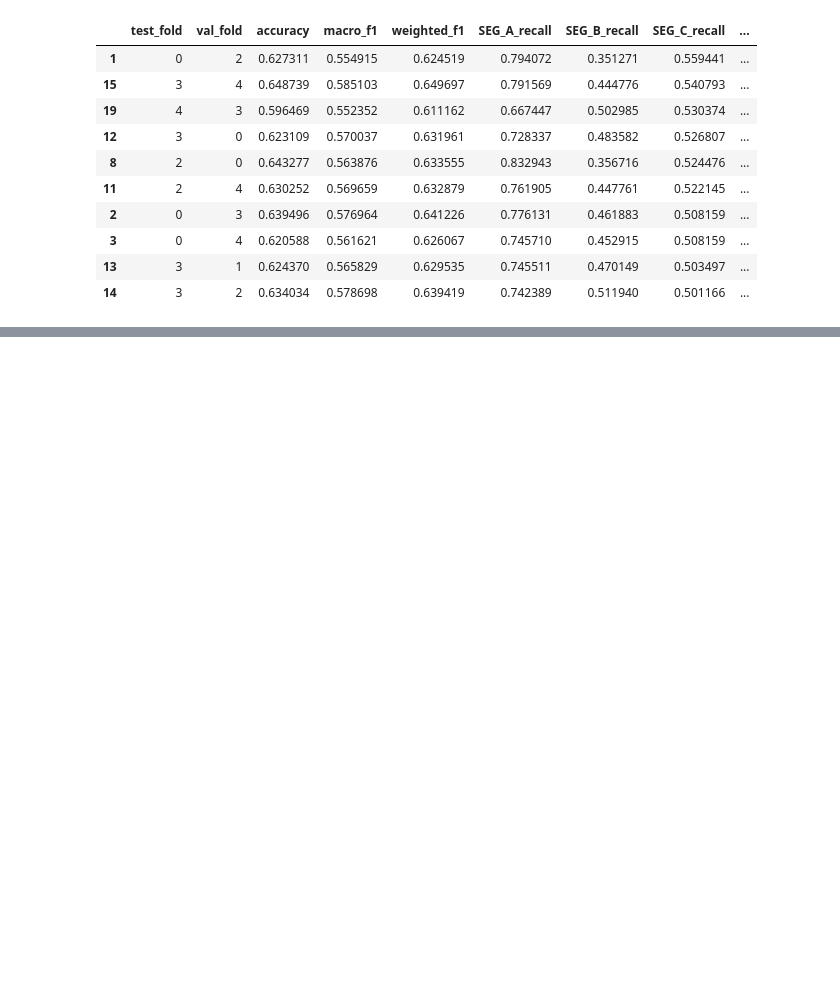
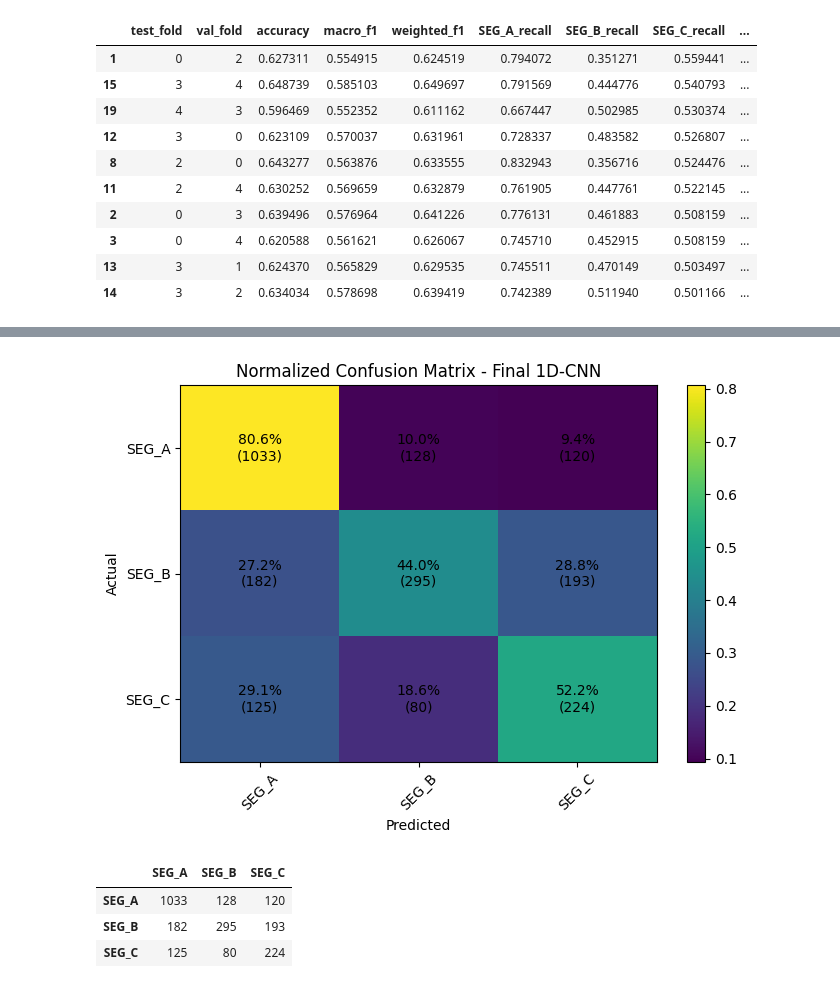
Before and after one commit to david-bazalduaa/Pfizer-segmentation-Ulcerative-Colitis, a Jupyter notebook: Neural network/Neural networks.ipynb, the cells around one changed output, grey strips where cells are left out. Drawn from its saved outputs; the diff is of its cells as text; code cells hidden in the pictures; blank space fills up the shorter version.

```diff
--- a/Neural network/Neural networks.ipynb
+++ b/Neural network/Neural networks.ipynb
@@ -1228,0 +1321,10 @@ fold_results_df.sort_values("SEG_C_recall", ascending=False).head(10)
+# %%
+learning_rates = [1e-3, 7e-4, 5e-4, 3e-4]
+
+batch_sizes = [32, 64, 128]
+
+dropout_configs = {
+    "low_dropout": (0.15, 0.15, 0.20, 0.25),
+    "medium_dropout": (0.20, 0.20, 0.25, 0.30),
+    "high_dropout": (0.30, 0.30, 0.35, 0.40),
+}
@@ -1228,0 +1439,8 @@ fold_results_df.sort_values("SEG_C_recall", ascending=False).head(10)
+# %%
+learning_rates = [2e-4, 3e-4, 4e-4]
+batch_sizes = [128]
+dropout_configs = {
+    "medium_high": (0.25, 0.25, 0.30, 0.35),
+    "high_dropout": (0.30, 0.30, 0.35, 0.40),
+    "very_high": (0.35, 0.35, 0.40, 0.45)
+}
@@ -1228,0 +1676,18 @@ fold_results_df.sort_values("SEG_C_recall", ascending=False).head(10)
+# %%
+proba_final = final_cnn.predict(X_test)
+y_pred_final = np.argmax(proba_final, axis=1)
+y_true_final = y_test.numpy()
+
+final_accuracy = accuracy_score(y_true_final, y_pred_final)
+final_macro_f1 = f1_score(y_true_final, y_pred_final, average="macro")
+final_weighted_f1 = f1_score(y_true_final, y_pred_final, average="weighted")
+
+print("Final CNN Accuracy:", final_accuracy)
+print("Final CNN Macro F1:", final_macro_f1)
+print("Final CNN Weighted F1:", final_weighted_f1)
+
+print(classification_report(
+    y_true_final,
+    y_pred_final,
+    target_names=target_names
+))
@@ -1228,0 +1708,14 @@ fold_results_df.sort_values("SEG_C_recall", ascending=False).head(10)
+# %%
+plot_confusion_matrix_with_percentages(
+    y_true=y_true_final,
+    y_pred=y_pred_final,
+    target_names=target_names,
+    normalize=True,
+    title="Normalized Confusion Matrix - Final 1D-CNN"
+)
+# %% [output]
+[figure, added]
+|  | SEG_A | SEG_B | SEG_C |
+| SEG_A | 1033 | 128 | 120 |
+| SEG_B | 182 | 295 | 193 |
+| SEG_C | 125 | 80 | 224 |
```
Also changed, not shown: parts of 22 cells of this notebook.
